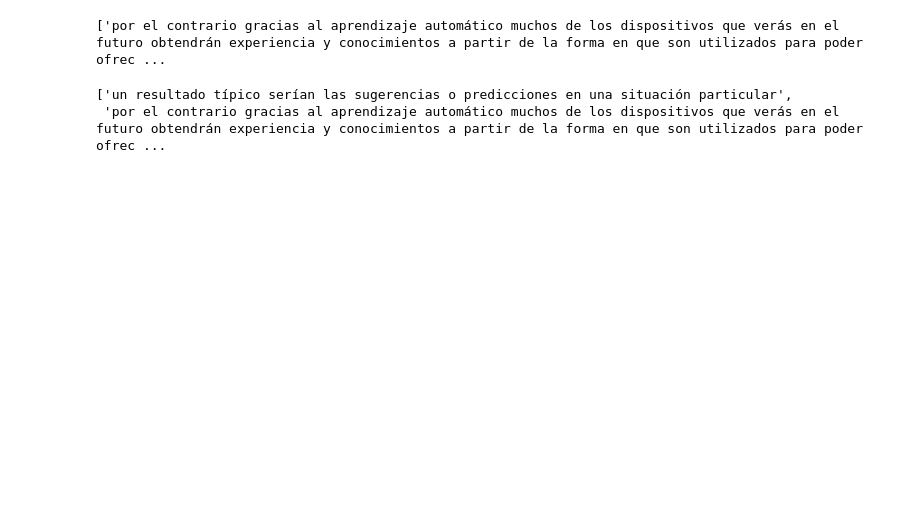
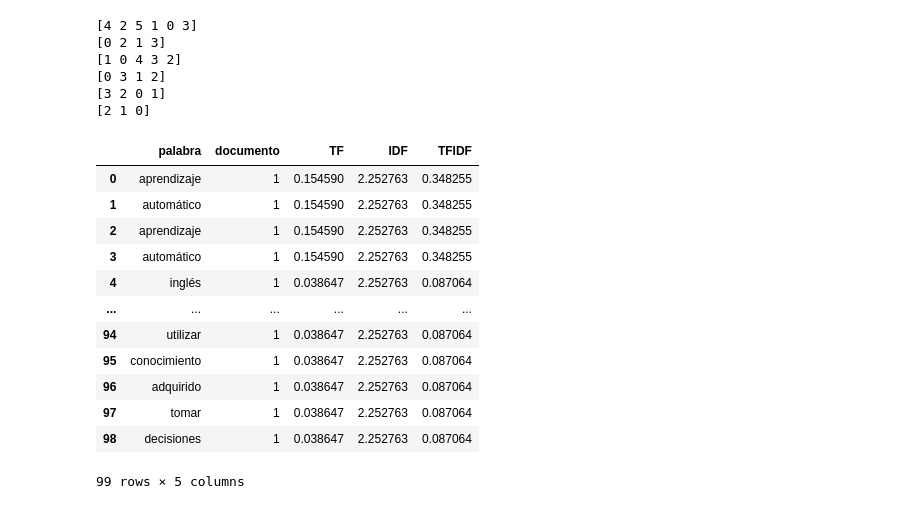
Before and after one commit to uumaaa/TLN-ProyectoFinal, a Jupyter notebook: main.ipynb, the cells around one changed output. Cells and saved outputs as stored; diff of their text form; code cells hidden in the pictures; blank space fills up the shorter version.

```diff
--- a/main.ipynb
+++ b/main.ipynb
@@ -146,6 +146,7 @@ def generar_resumen_documento(df_documento: pd.DataFrame, oraciones_cuerpo_ranke
     oraciones_redundates_sort = np.argsort(oraciones_redundates)[::-1]
     oraciones_extra_sort = np.argsort(oraciones_extra)[::-1]
     resumen = []
+    print(oraciones_redundates_sort)
     for i in range(longitud - 1):
         indice_oracion = oraciones_redundates_sort[i]
         indice_oracion_inicial = orden_oraciones[indice_oracion]
@@ -161,7 +162,7 @@ def generar_resumen_cuerpo(resumenes_documentos, longitud=5):
     for oraciones_doc in resumenes_documentos:
         oraciones_importantes.append(oraciones_doc[0])
         oraciones_importantes.append(oraciones_doc[1])
-    word_embeddings_model = Word2Vec(oraciones_iportantes, vector_size=100, window=5, min_count=1, sg=0)
+    word_embeddings_model = Word2Vec(oraciones_importantes, vector_size=100, window=5, min_count=1, sg=0)
     sentence_embeddings = []
     for oracion in oraciones_importantes:
         palabras = oracion.split()
@@ -182,14 +183,31 @@ def generar_resumen_cuerpo(resumenes_documentos, longitud=5):
 # %%
 cuerpo = leer_archivos("documentos")
 cuerpo,oraciones_cuerpo,oraciones_stop = normalizar_cuerpo(cuerpo)
 # [doc1,doc2,doc3] [[d11,d12,d1n],[d21,d22,d2n]] []
 df_cuerpo = calcular_tfidf_cuerpo(cuerpo)
 oraciones_cuerpo_ranked,orden_oraciones = similitud_oraciones_embeddings(oraciones_cuerpo)
 resumenesIndividuales = []
 for idx in range(len(cuerpo)):
-    resumenesIndividuales.append(generar_resumen_documento(df_cuerpo[idx],oraciones_cuerpo_ranked[idx],orden_oraciones[idx],oraciones_stop[idx]))
+    resumenesIndividuales.append(generar_resumen_documento(df_cuerpo[idx],oraciones_cuerpo_ranked[idx],orden_oraciones[idx],oraciones_stop[idx],longitud=3))
 generar_resumen_cuerpo(resumenesIndividuales)
+df_cuerpo[0]
 # %% [output]
-['por el contrario gracias al aprendizaje automático muchos de los dispositivos que verás en el futuro obtendrán experiencia y conocimientos a partir de la forma en que son utilizados para poder ofrec ...
+[4 2 5 1 0 3]
+[0 2 1 3]
+[1 0 4 3 2]
+[0 3 1 2]
+[3 2 0 1]
+[2 1 0]
+|  | palabra | documento | TF | IDF | TFIDF |
+| 0 | aprendizaje | 1 | 0.154590 | 2.252763 | 0.348255 |
+| 1 | automático | 1 | 0.154590 | 2.252763 | 0.348255 |
+| 2 | aprendizaje | 1 | 0.154590 | 2.252763 | 0.348255 |
+| 3 | automático | 1 | 0.154590 | 2.252763 | 0.348255 |
+| 4 | inglés | 1 | 0.038647 | 2.252763 | 0.087064 |
+| ... | ... | ... | ... | ... | ... |
+| 94 | utilizar | 1 | 0.038647 | 2.252763 | 0.087064 |
+| 95 | conocimiento | 1 | 0.038647 | 2.252763 | 0.087064 |
+| 96 | adquirido | 1 | 0.038647 | 2.252763 | 0.087064 |
+| 97 | tomar | 1 | 0.038647 | 2.252763 | 0.087064 |
+| 98 | decisiones | 1 | 0.038647 | 2.252763 | 0.087064 |
-['un resultado típico serían las sugerencias o predicciones en una situación particular',
- 'por el contrario gracias al aprendizaje automático muchos de los dispositivos que verás en el futuro obtendrán experiencia y conocimientos a partir de la forma en que son utilizados para poder ofrec ...
+99 rows × 5 columns
```
Also changed, not shown: parts of 5 cells of this notebook.
